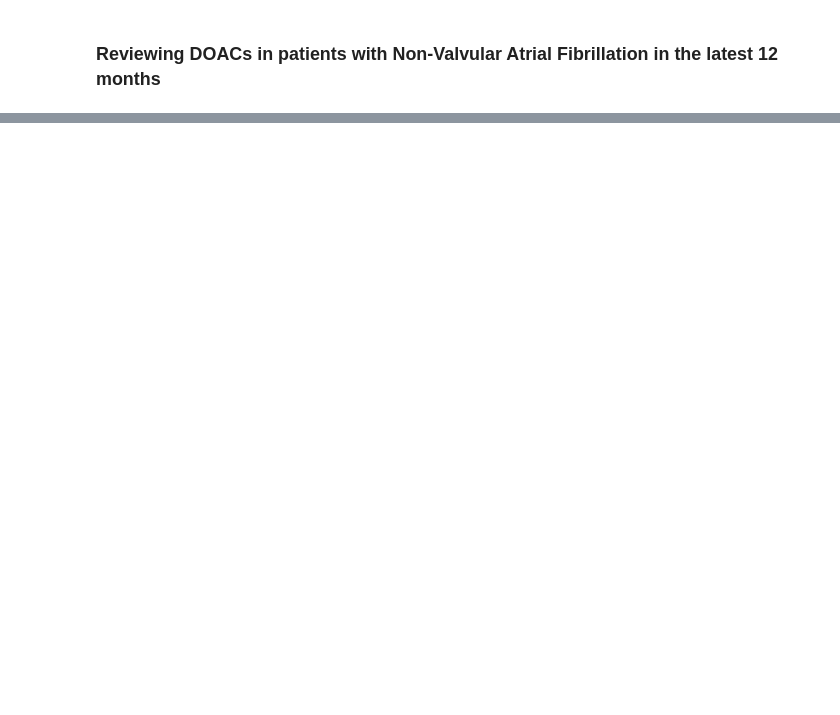
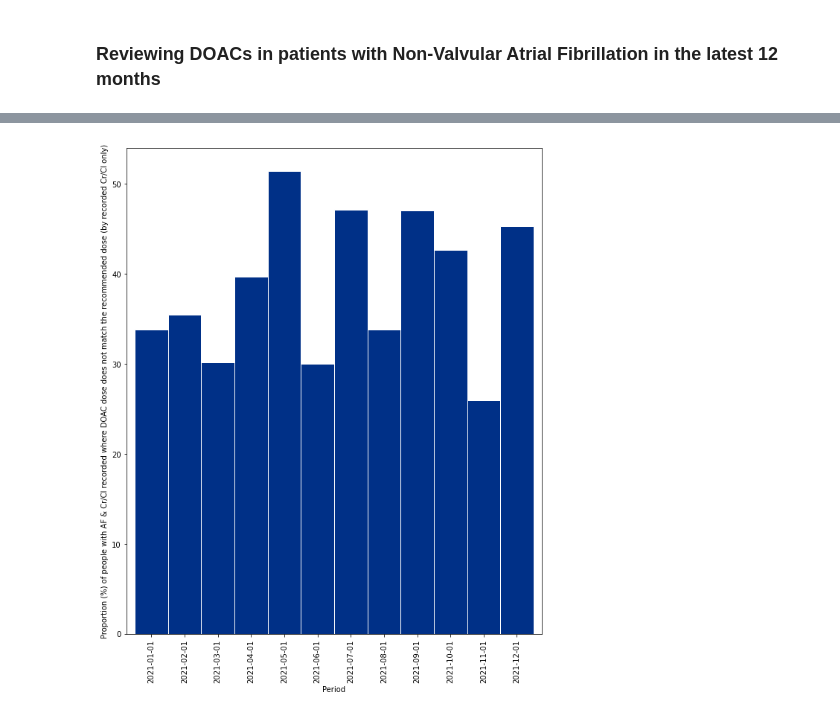
Before and after one commit to opensafely/doacs-covid19, a Jupyter notebook: analysis/report.ipynb, the cells around one changed output, grey strips where cells are left out. Drawn from its saved outputs; the diff is of its cells as text; code cells hidden in the pictures; blank space fills up the shorter version.

Commit message:
update to add dose to report

```diff
--- a/analysis/report.ipynb
+++ b/analysis/report.ipynb
@@ -322,11 +325,13 @@ plt.savefig(f'../output/plot_17_proportion_with_af_and_crcl_recorded.png')
 # %%
-af_dose=pd.read_csv("output/measure_doacs_dose_match_rate.csv", usecols=["date", "af_&_crcl", "on_doac", "dose_match", "value"])
-af_dose['value'] = 100 - (100 * af_dose['value'])
+af_dose=pd.read_csv("../output/measure_doacs_dose_match_rate.csv", usecols=["date", "af_&_crcl", "on_doac", "dose_match", "value"])
+af_dose['value'] = (100 * af_dose['value'])
 dose_subset=af_dose.loc[(af_dose["on_doac"] != 0) & (af_dose["date"] >= '2021-01-01'), :]
 pivot_dose = dose_subset.pivot(index='date', columns='on_doac', values='value')
-pivot_dose.plot(kind='bar', color=('#003087'), edgecolor='white', figsize=(10,7), width=1, legend='')
-plt.ylabel('Proportion (%) of patients with Atrial Fibrillation, with Cr/Cl recorded but potentially on an incorrect dose')
+pivot_dose.plot(kind='bar', color=('#003087'), edgecolor='white', figsize=(10,12), width=1, legend='')
+plt.ylabel('Proportion (%) of people with AF & Cr/Cl recorded where DOAC dose does not match the recommended dose (by recorded Cr/Cl only)')
 plt.xlabel('Period')
 #plt.ylim(ymin=0)
 plt.gca()
-plt.savefig(f'output/dose_match.png')
+plt.savefig(f'../output/dose_match.png')
+# %% [output]
+[figure, added]
```
Also changed, not shown: parts of 22 cells of this notebook, 1 other file.
